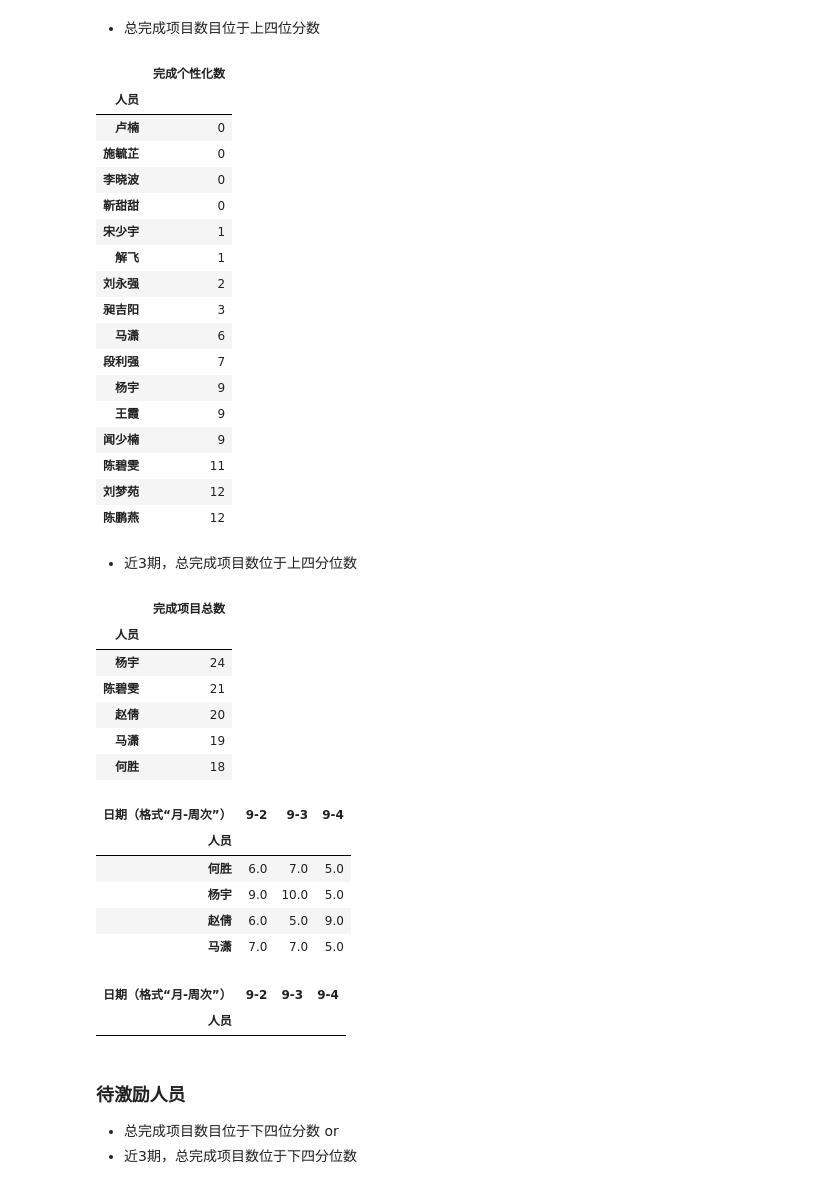
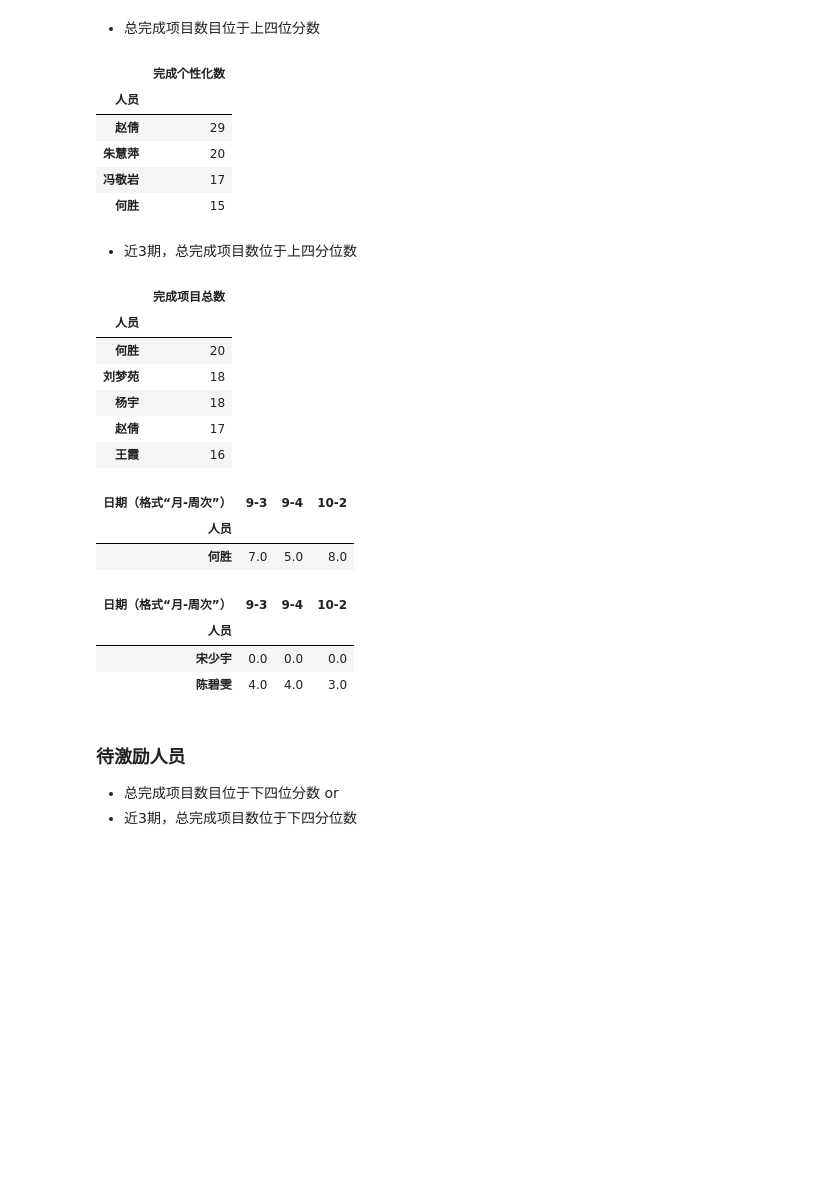
Before and after one commit to komais/chart, a Jupyter notebook: bin/chart/Analysis-2018-10-8.ipynb, the cells around one changed output. Cells and saved outputs as stored; diff of their text form; code cells hidden in the pictures; blank space fills up the shorter version.

```diff
--- a/bin/chart/Analysis-2018-10-8.ipynb
+++ b/bin/chart/Analysis-2018-10-8.ipynb
@@ -71,8 +33,0 @@ all_df1
-# %%
-myModule.upgrade_df(all_df1, [ ['完成商业项目数',['完成流水线项目数','完成非流水线项目数','完成只分析项目数','完成联合分析项目数'],'+']])
-myModule.upgrade_df(all_df1, [ ['完成项目总数',['完成商业项目数','完成个性化数'],'+'] ,
-                               ['在线项目总数',['在线标准分析项目数','在线个性化项目数'],'+']])
-all_df1 = all_df1.astype({'完成商业项目数':'int','完成项目总数':'int','在线项目总数':'int'})
-#all_dict2 = myModule.read_xlsx(all_files , 1 ) ##
-#all_df1.drop([])
-all_df1.loc[all_df1['日期（格式“月-周次”）']=='10-1'].head()
@@ -242,52 +157,39 @@ myModule.myPlot(ss.groupby('sum')).plot('line','月')
 # %% [markdown]
 * 总完成项目数目位于上四位分数
 # %%
-myModule.get_rank(all_df1 , '人员' ,'完成个性化数', quantile=0.8, compare='<' )
+myModule.get_rank(all_df1 , '人员' ,'完成个性化数', quantile=0.8, compare='>' )
 # %% [output]
 |  | 完成个性化数 |
 | 人员 |  |
-| 卢楠 | 0 |
-| 施毓芷 | 0 |
-| 李晓波 | 0 |
-| 靳甜甜 | 0 |
-| 宋少宇 | 1 |
-| 解飞 | 1 |
-| 刘永强 | 2 |
-| 昶吉阳 | 3 |
-| 马潇 | 6 |
-| 段利强 | 7 |
-| 杨宇 | 9 |
-| 王霞 | 9 |
-| 闻少楠 | 9 |
-| 陈碧雯 | 11 |
-| 刘梦苑 | 12 |
-| 陈鹏燕 | 12 |
+| 赵倩 | 29 |
+| 朱慧萍 | 20 |
+| 冯敬岩 | 17 |
+| 何胜 | 15 |
 # %% [markdown]
 * 近3期，总完成项目数位于上四分位数
 # %%
-myModule.get_rank(all_df1 , '人员' ,'完成项目总数', 3, quantile=0.75, compare='>')
+myModule.get_rank(all_df1 , '人员' ,'完成项目总数', 3, quantile=0.75, compare='>',sort_index=True)
 # %% [output]
 |  | 完成项目总数 |
 | 人员 |  |
-| 杨宇 | 24 |
-| 陈碧雯 | 21 |
-| 赵倩 | 20 |
-| 马潇 | 19 |
-| 何胜 | 18 |
+| 何胜 | 20 |
+| 刘梦苑 | 18 |
+| 杨宇 | 18 |
+| 赵倩 | 17 |
+| 王霞 | 16 |
 # %%
-myModule.get_trend(all_df1 , '人员' ,'完成项目总数', 3, quantile=0.75, compare='>')
+myModule.get_trend(all_df1 , '人员' ,'完成项目总数', 3, quantile=0.75, compare='>', sort_index=True)
 # %% [output]
-| 日期（格式“月-周次”） | 9-2 | 9-3 | 9-4 |
+| 日期（格式“月-周次”） | 9-3 | 9-4 | 10-2 |
 | 人员 |  |  |  |
-| 何胜 | 6.0 | 7.0 | 5.0 |
-| 杨宇 | 9.0 | 10.0 | 5.0 |
-| 赵倩 | 6.0 | 5.0 | 9.0 |
-| 马潇 | 7.0 | 7.0 | 5.0 |
+| 何胜 | 7.0 | 5.0 | 8.0 |
 # %%
-myModule.get_trend(all_df1 , '人员' ,'完成项目总数', 3, quantile=0.5, compare='>',trend=True)
+myModule.get_trend(all_df1 , '人员' ,'完成项目总数', 3, quantile=0.5, compare='<',trend=True , sort_index=True)
 # %% [output]
-| 日期（格式“月-周次”） | 9-2 | 9-3 | 9-4 |
+| 日期（格式“月-周次”） | 9-3 | 9-4 | 10-2 |
 | 人员 |  |  |  |
+| 宋少宇 | 0.0 | 0.0 | 0.0 |
+| 陈碧雯 | 4.0 | 4.0 | 3.0 |
 # %% [markdown]
 ### 待激励人员
 * 总完成项目数目位于下四位分数 or
```
Also changed, not shown: parts of 25 cells of this notebook, 7 other files.
